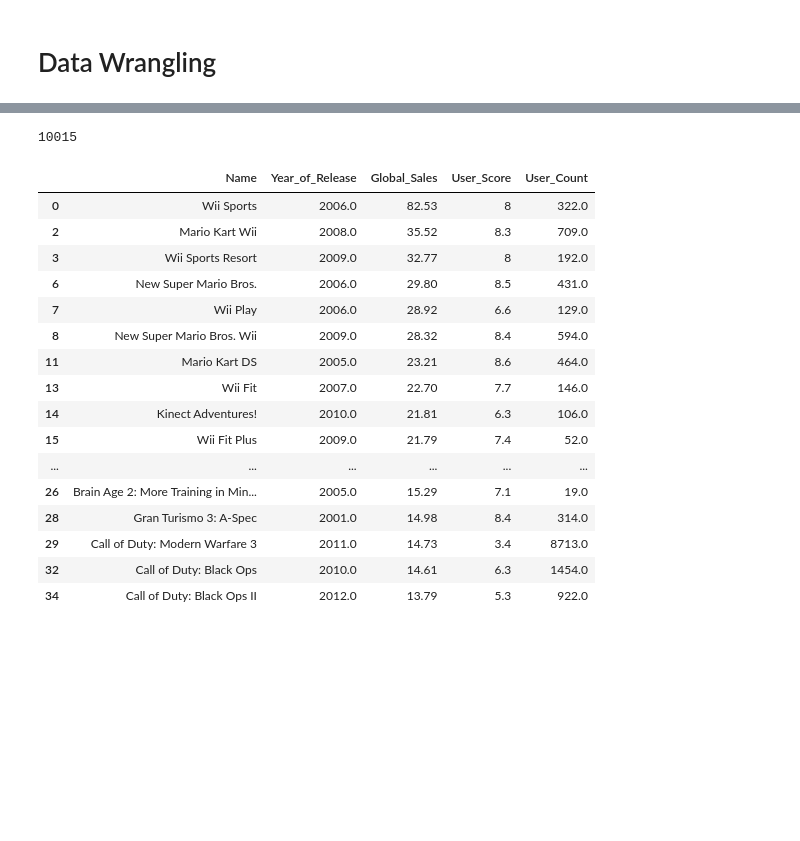
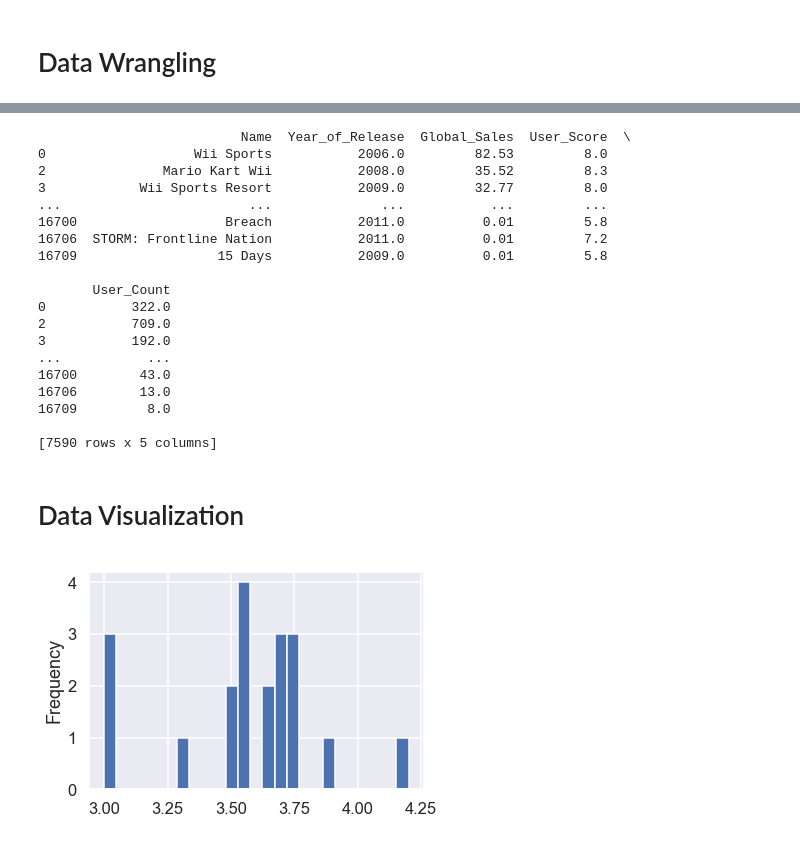
Before and after one commit to WayGold/COGS-108-FinalProject, a Jupyter notebook: FinalProject.ipynb, the cells around one changed output, grey strips where cells are left out. Cells and saved outputs as stored; diff of their text form; code cells hidden in the pictures; blank space fills up the shorter version.

```diff
--- a/FinalProject.ipynb
+++ b/FinalProject.ipynb
@@ -74,28 +57,50 @@ Fortnite_tmp.head(n = 20)
 # %%
 cols = [col for col in Sales.columns if col not in ['Name','Year_of_Release', 'Global_Sales','User_Score','User_Count']]
 #print(cols)
-Sales_tmp=Sales.drop(cols,1)
-print(Sales_tmp.shape[0])
-Sales_tmp.head(n = 20)
+Sales = Sales.drop(cols,1)
+#print(Sales_tmp.shape[0])
 #Sales.head()
-#Sales = Sales[pd.notnull(Sales['User_Score'])]
 #Sales.head()
+Sales = Sales[pd.notnull(Sales['User_Score'])]
+Sales = Sales[pd.notnull(Sales['User_Count'])]
+Sales = Sales[Sales.User_Score != 'tbd']
+Sales['User_Score'] = Sales['User_Score'].astype(float)
+#Sales.head()
 # %% [output]
-10015
+                          Name  Year_of_Release  Global_Sales  User_Score  \
+0                   Wii Sports           2006.0         82.53         8.0
+2               Mario Kart Wii           2008.0         35.52         8.3
+3            Wii Sports Resort           2009.0         32.77         8.0
+...                        ...              ...           ...         ...
+16700                   Breach           2011.0          0.01         5.8
+16706  STORM: Frontline Nation           2011.0          0.01         7.2
+16709                  15 Days           2009.0          0.01         5.8
+
+       User_Count
+0           322.0
+2           709.0
+3           192.0
+...           ...
+16700        43.0
+16706        13.0
+16709         8.0
+
+[7590 rows x 5 columns]
-|  | Name | Year_of_Release | Global_Sales | User_Score | User_Count |
-| 0 | Wii Sports | 2006.0 | 82.53 | 8 | 322.0 |
-| 2 | Mario Kart Wii | 2008.0 | 35.52 | 8.3 | 709.0 |
-| 3 | Wii Sports Resort | 2009.0 | 32.77 | 8 | 192.0 |
-| 6 | New Super Mario Bros. | 2006.0 | 29.80 | 8.5 | 431.0 |
-| 7 | Wii Play | 2006.0 | 28.92 | 6.6 | 129.0 |
-| 8 | New Super Mario Bros. Wii | 2009.0 | 28.32 | 8.4 | 594.0 |
-| 11 | Mario Kart DS | 2005.0 | 23.21 | 8.6 | 464.0 |
-| 13 | Wii Fit | 2007.0 | 22.70 | 7.7 | 146.0 |
-| 14 | Kinect Adventures! | 2010.0 | 21.81 | 6.3 | 106.0 |
-| 15 | Wii Fit Plus | 2009.0 | 21.79 | 7.4 | 52.0 |
-| ... | ... | ... | ... | ... | ... |
-| 26 | Brain Age 2: More Training in Min... | 2005.0 | 15.29 | 7.1 | 19.0 |
-| 28 | Gran Turismo 3: A-Spec | 2001.0 | 14.98 | 8.4 | 314.0 |
-| 29 | Call of Duty: Modern Warfare 3 | 2011.0 | 14.73 | 3.4 | 8713.0 |
-| 32 | Call of Duty: Black Ops | 2010.0 | 14.61 | 6.3 | 1454.0 |
-| 34 | Call of Duty: Black Ops II | 2012.0 | 13.79 | 5.3 | 922.0 |
+# %% [markdown]
+# Data Visualization
+# %%
+# Configure Seaborn
+sns.set()
+sns.set_context('talk')
+
+# Set max number of displayed rows/columns
+pd.options.display.max_rows = 7
+pd.options.display.max_columns = 8
+
+# Round decimals when displaying DataFrames
+pd.set_option('precision', 2)
+# %%
+Fortnite_df['winter.GPA'].plot('hist', bins = 25)
+f1 = plt.gcf()
+# %% [output]
+[figure, added]
```
Also changed, not shown: parts of 11 cells of this notebook.
